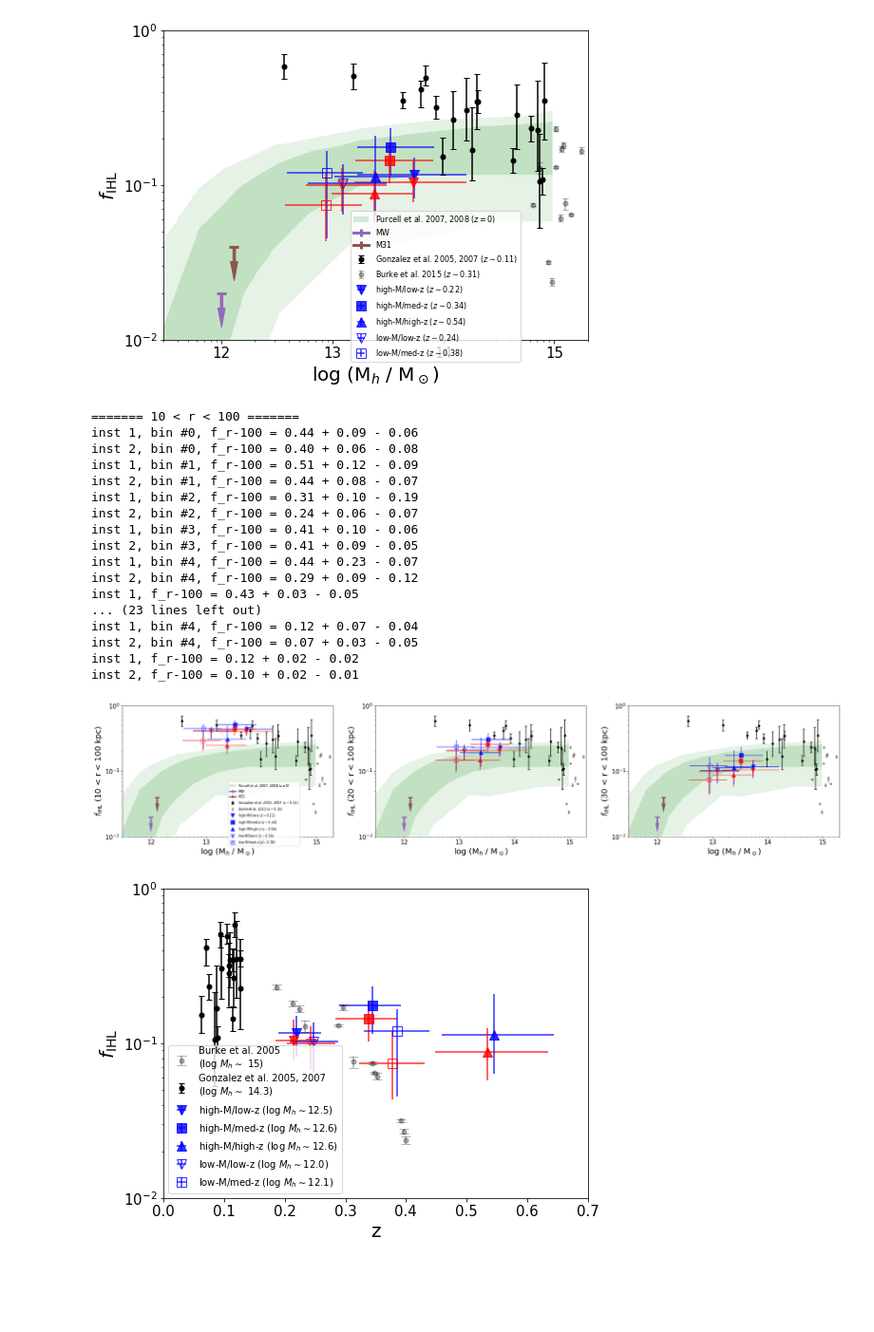
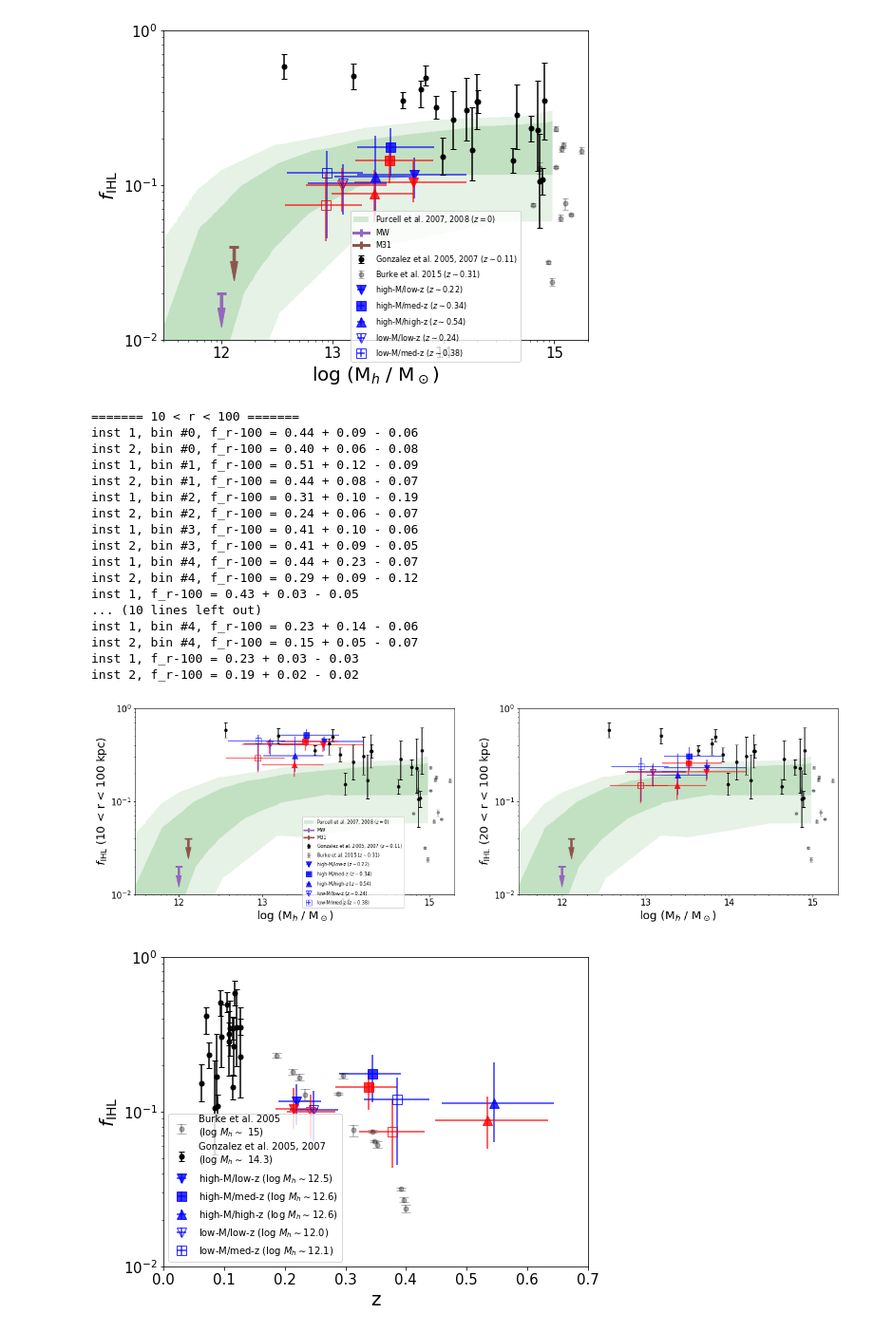
Before and after one commit to yuntingcheng/python_ciber, a Jupyter notebook: stack_modelfit/paperfigs.ipynb, the cells around one changed output. Shown at 95% size. Drawn from its saved outputs; the diff is of its cells as text; code cells hidden in the pictures; blank space fills up the shorter version.

```diff
--- a/stack_modelfit/paperfigs.ipynb
+++ b/stack_modelfit/paperfigs.ipynb
@@ -2389,7 +2389,7 @@ r_arr = np.logspace(-1,3,100)
 xe2_W19 = gal_profile_model().Wang19_profile(0,3)['params']['sersic2'][2]
 sp = np.where((r_arr > 10) & (r_arr<100))[0]
 
-fig, ax = plt.subplots(1,3,figsize=(32,6))
+fig, ax = plt.subplots(1,2,figsize=(25,6))
 
 data = np.loadtxt('Illustris_frac/Illustris_fexsitu_med.txt', delimiter=',')
 ax[0].plot(np.log10(data[::20,0]),data[::20,1],c='grey',lw=2,alpha=0.8)
@@ -2422,7 +2422,7 @@ for i,(R200,Mstr_low, Mstr_high) in enumerate(zip([459.08,288.16,214.80,173.18,1
     p_low_HSC  = galprofdat_HSC['I_arr']
     p_low_HSC3 = galprofdat_HSC3['I_arr']
 
-    for ir, rcut in enumerate([10,20,30]):
+    for ir, rcut in enumerate([10,20]):
         sp1 = np.where((r_arr > rcut) & (r_arr<100))[0] if ir!=0 else sp
 
         fHSC = np.sum(p_HSC[sp1]*r_arr[sp1]**2)/np.sum(p_HSC*r_arr**2)
@@ -2476,7 +2476,7 @@ for i,(fmt,mfc,name) in enumerate(zip(['v','s','^','v','s'],[None, None, None, '
         galprofdat = gal_profile_model().Wang19_profile(r_arr, im, Re2=Re2_low)
         p_low = galprofdat['I_arr']
 
-        for ir, rcut in enumerate([20,30]):
+        for ir, rcut in enumerate([20]):
             sp1 = np.where((r_arr > rcut))[0]
             if inst == 1:
                 f1 = np.sum(p[sp1]*r_arr[sp1]**2)/np.sum(p*r_arr**2)
@@ -2509,8 +2509,8 @@ for i,(fmt,mfc,name) in enumerate(zip(['v','s','^','v','s'],[None, None, None, '
                            yerr=[[f2 - f2_high],[f2_low - f2]], alpha=0.8,
                         fmt=fmt,capsize=0, mfc=mfc, markersize=10, c='r')
 
-ax[0].legend(loc=4, fontsize=10)
-for i, rcut in enumerate([10,20,30]):
+ax[0].legend(loc=4, fontsize=12)
+for i, rcut in enumerate([10,20]):
     ax[i].set_xlim([9,12])
     ax[i].set_yscale('log')
     ax[i].set_ylim([8e-3,1])
@@ -2520,9 +2520,8 @@ for i, rcut in enumerate([10,20,30]):
     ax[i].tick_params(axis='y', labelsize=15)
     ax[i].grid(which='minor', alpha=0.5)
     ax[i].grid(which='major')
-    plt.savefig('plots/paperfig/frac_exsitu.pdf',
-                dpi = 200, bbox_inches='tight')
-
+plt.savefig('plots/paperfig/frac_exsitu.pdf',
+            dpi = 200, bbox_inches='tight')
 
 # ========== print the numbers ==================
 for ir, rcut in enumerate([10,20,30]):
@@ -3260,8 +3259,8 @@ plt.savefig('plots/paperfig/fIHL.pdf',
 # %%
 from run_fit import *
 
-fig, ax = plt.subplots(1,3,figsize=(32,6))
-for ir, rcut in enumerate([10,20,30]):
+fig, ax = plt.subplots(1,2,figsize=(22,6))
+for ir, rcut in enumerate([10,20]):
     weighted_avg1,weighted_var1,weighted_varh1,weighted_varl1 = 0,0,0,0
     weighted_avg2,weighted_var2,weighted_varh2,weighted_varl2 = 0,0,0,0
     print('======= %d < r < 100 ======='%rcut)
@@ -3401,41 +3400,41 @@ for ir, rcut in enumerate([10,20,30]):
     weighted_varl2 = np.sqrt(1 / weighted_varl2)
     print('inst 1, f_r-100 = %.2f + %.2f - %.2f'%(weighted_avg1, weighted_varh1, weighted_varl1))
     print('inst 2, f_r-100 = %.2f + %.2f - %.2f'%(weighted_avg2, weighted_varh2, weighted_varl2))
 
     ax[0].legend(fontsize=8, bbox_to_anchor=(0.85,0.43))
     ax[ir].set_ylim([1e-2,1])
     ax[ir].set_xlim([3e11,2e15])
     ax[ir].set_xscale('log')
     ax[ir].set_yscale('log')
     ax[ir].set_xlabel('log (M$_h$ / M$_\odot$)', fontsize=20)
     ax[ir].set_ylabel(r"$f_{\rm IHL}$ (%d < r < 100 kpc)"%rcut,
                   fontsize=20)
     ax[ir].tick_params(axis='x', labelsize=15)
     ax[ir].tick_params(axis='y', labelsize=15)
     ax[ir].set_xticks([1e12, 1e13, 1e14, 1e15])
     ax[ir].set_xticklabels(['12','13','14','15'])
 
-# plt.savefig('plots/paperfig/fIHL.pdf',
-#             dpi = 200, bbox_inches='tight')
+plt.savefig('plots/paperfig/fIHL.pdf',
+            dpi = 200, bbox_inches='tight')
 # %% [output]
 ======= 10 < r < 100 =======
 inst 1, bin #0, f_r-100 = 0.44 + 0.09 - 0.06
 inst 2, bin #0, f_r-100 = 0.40 + 0.06 - 0.08
 inst 1, bin #1, f_r-100 = 0.51 + 0.12 - 0.09
 inst 2, bin #1, f_r-100 = 0.44 + 0.08 - 0.07
 inst 1, bin #2, f_r-100 = 0.31 + 0.10 - 0.19
 inst 2, bin #2, f_r-100 = 0.24 + 0.06 - 0.07
 inst 1, bin #3, f_r-100 = 0.41 + 0.10 - 0.06
 inst 2, bin #3, f_r-100 = 0.41 + 0.09 - 0.05
 inst 1, bin #4, f_r-100 = 0.44 + 0.23 - 0.07
 inst 2, bin #4, f_r-100 = 0.29 + 0.09 - 0.12
 inst 1, f_r-100 = 0.43 + 0.03 - 0.05
-... (23 lines left out)
-inst 1, bin #4, f_r-100 = 0.12 + 0.07 - 0.04
-inst 2, bin #4, f_r-100 = 0.07 + 0.03 - 0.05
-inst 1, f_r-100 = 0.12 + 0.02 - 0.02
-inst 2, f_r-100 = 0.10 + 0.02 - 0.01
+... (10 lines left out)
+inst 1, bin #4, f_r-100 = 0.23 + 0.14 - 0.06
+inst 2, bin #4, f_r-100 = 0.15 + 0.05 - 0.07
+inst 1, f_r-100 = 0.23 + 0.03 - 0.03
+inst 2, f_r-100 = 0.19 + 0.02 - 0.02
-[figure, old version]
+[figure, new version]
 # %%
 from run_fit import *
 
```
Also changed, not shown: parts of 4 cells of this notebook, 1 other file.
